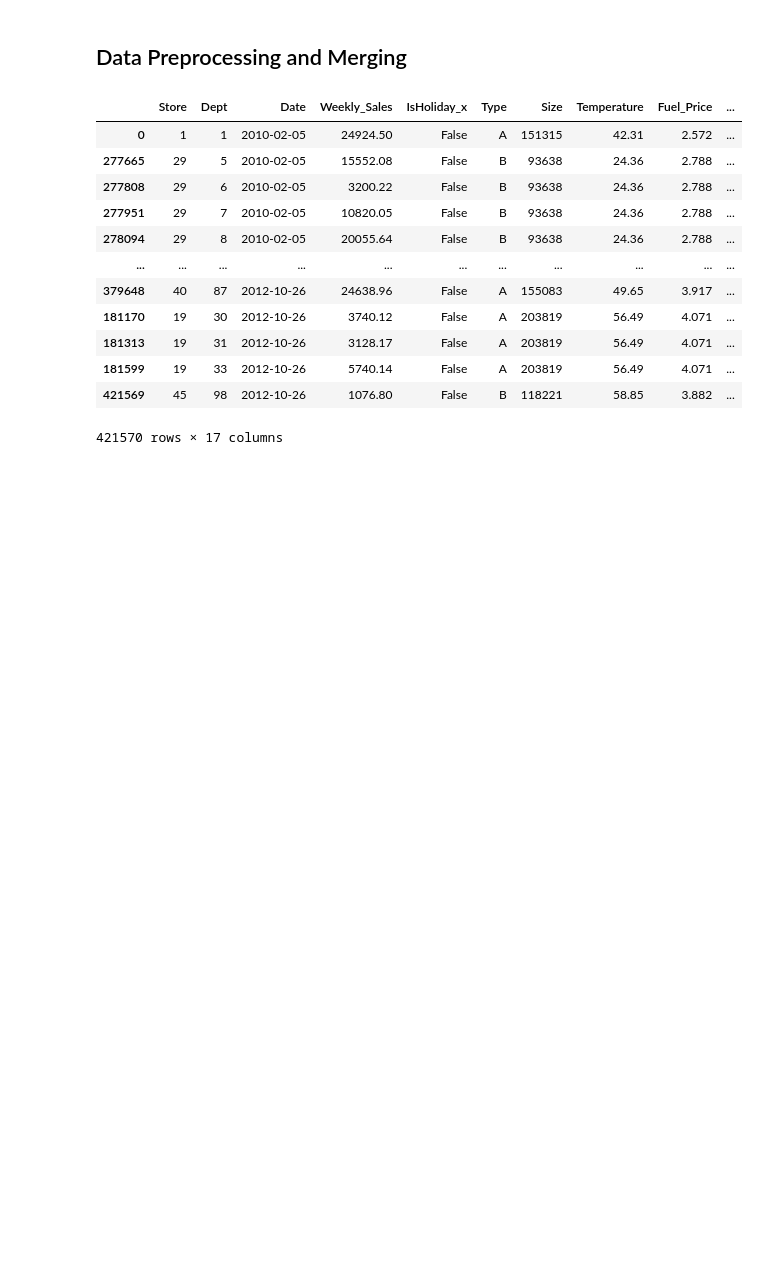
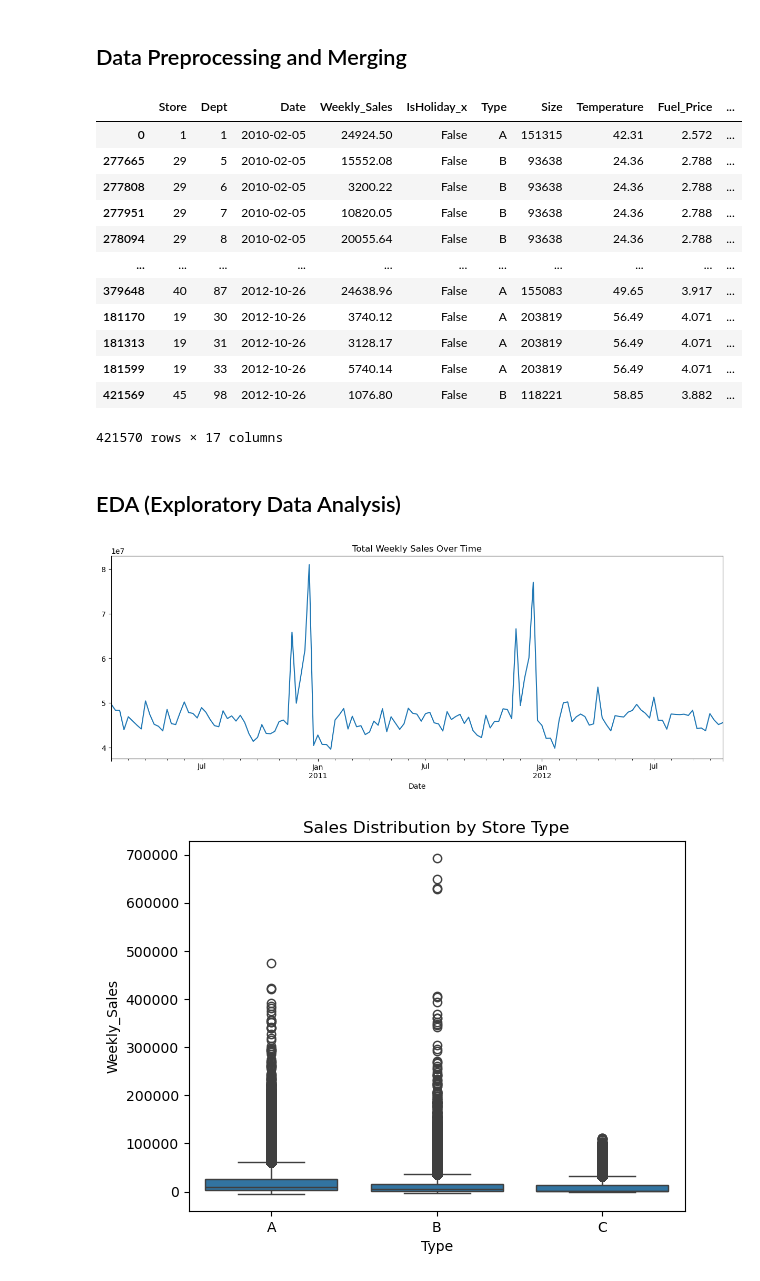
Before and after one commit to rai-Aman/walmart_sales_forecast, a Jupyter notebook: home.ipynb, the cells around one changed output. Saved outputs shown, nothing was run; the diff lists cells and outputs as text; code cells hidden in the pictures; blank space fills up the shorter version.

Commit message:
Tried to plot some graph using matplot library for EDA.

```diff
--- a/home.ipynb
+++ b/home.ipynb
@@ -66,3 +66,19 @@ train_full_merged
 | 181599 | 19 | 33 | 2012-10-26 | 5740.14 | False | A | 203819 | 56.49 | 4.071 | ... |
 | 421569 | 45 | 98 | 2012-10-26 | 1076.80 | False | B | 118221 | 58.85 | 3.882 | ... |
 421570 rows × 17 columns
+# %% [markdown]
+## EDA (Exploratory Data Analysis)
+# %%
+# Plot total sales over time?
+plt.figure(figsize=(15,5))
+train_full_merged.groupby('Date')['Weekly_Sales'].sum().plot()
+plt.title('Total Weekly Sales Over Time')
+plt.show()
+
+# Analyze sales by store type
+sns.boxplot(x='Type', y='Weekly_Sales', data = train_full_merged)
+plt.title('Sales Distribution by Store Type')
+plt.show()
+# %% [output]
+[figure, added]
+[figure, added]
```
